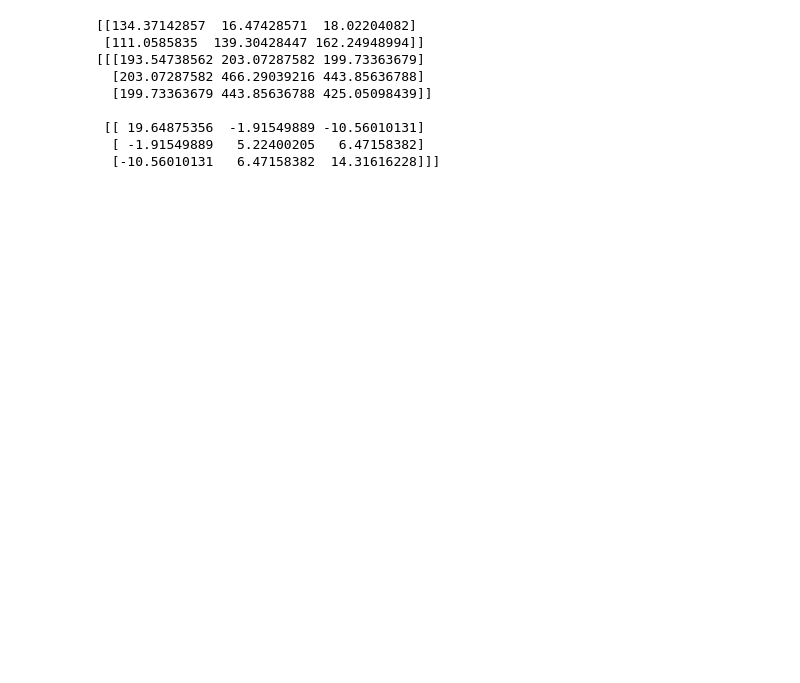
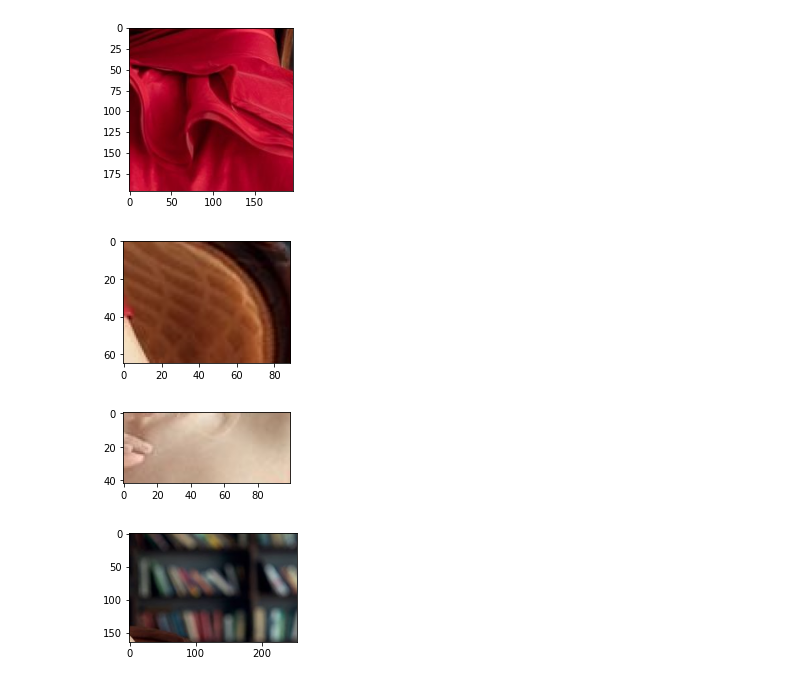
Before and after one commit to IgnacioArellano/Images_processing_using_python, a Jupyter notebook: GMM_color.ipynb, the cells around one changed output. Saved outputs shown, nothing was run; the diff lists cells and outputs as text; code cells hidden in the pictures; blank space fills up the shorter version.

```diff
--- a/GMM_color.ipynb
+++ b/GMM_color.ipynb
@@ -30,22 +39,21 @@ nx,ny,ch = I.shape
 # %%
-nm=2
+nm=5
 phi=np.ones([nm,])/nm
 med=np.zeros((nm,ch))
 mc=np.zeros((nm,ch,ch))
 for i in range(nm):
     roi=cv2.selectROI('sel',I)
     cv2.destroyWindow('sel')
     Iroi=I[int(roi[1]):int(roi[1]+roi[3]),int(roi[0]):int(roi[0]+roi[2]),:]
+    fig=plt.figure(figsize = (3,3))
+    plt.imshow(Iroi)
     med[i,:]=media(Iroi)
     mc[i,:,:]=mcov(Iroi)
+# print(med)
+# print(mc)
 # %% [output]
-[[134.37142857  16.47428571  18.02204082]
- [111.0585835  139.30428447 162.24948994]]
-[[[193.54738562 203.07287582 199.73363679]
-  [203.07287582 466.29039216 443.85636788]
-  [199.73363679 443.85636788 425.05098439]]
-
- [[ 19.64875356  -1.91549889 -10.56010131]
-  [ -1.91549889   5.22400205   6.47158382]
-  [-10.56010131   6.47158382  14.31616228]]]
+[figure, added]
+[figure, added]
+[figure, added]
+[figure, added]
 # %%
```
Also changed, not shown: parts of 8 cells of this notebook, 2 other files.
